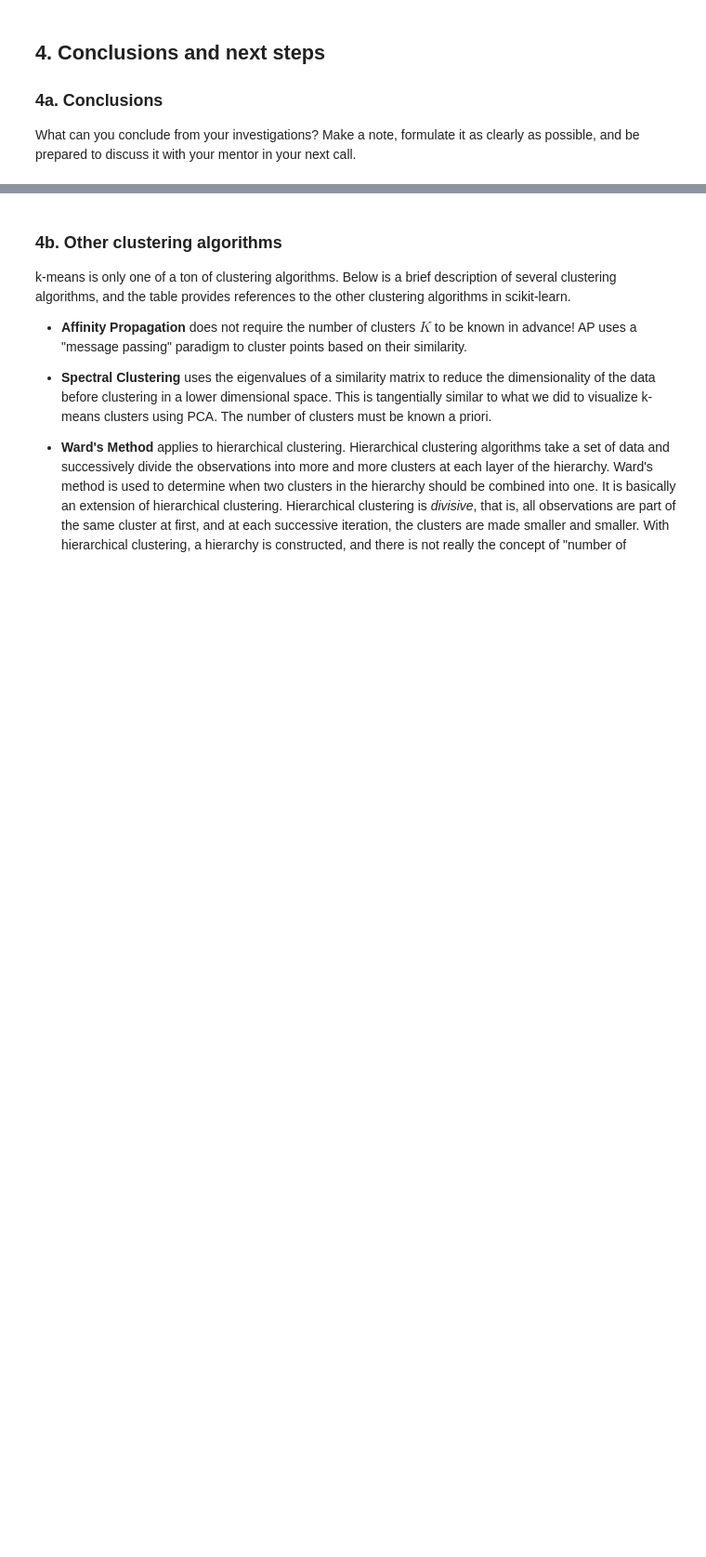
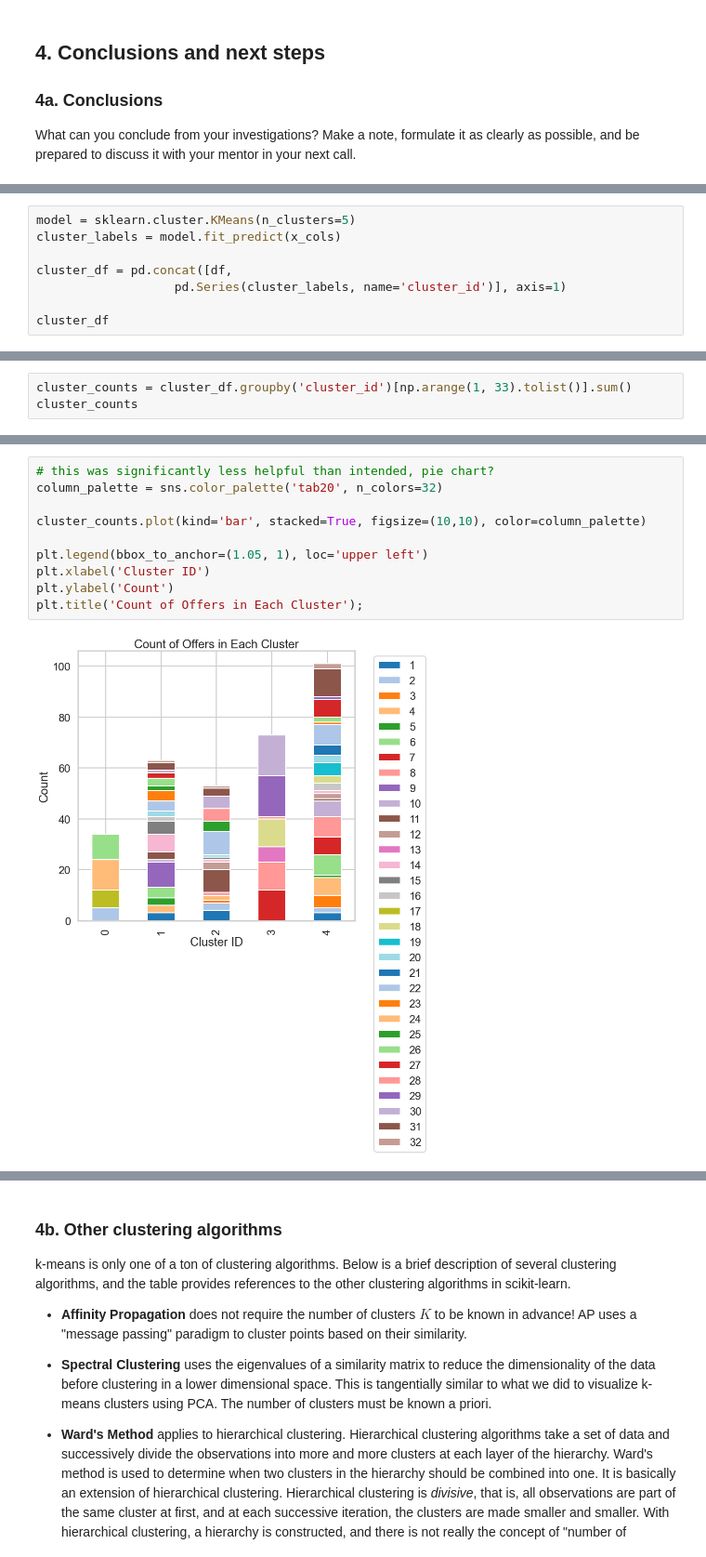
Before and after one commit to GwenToves/SpringBoard, a Jupyter notebook: Unsupervised Learning Case Studies/Clustering Case Study/Clustering Case Study - Customer Segmentation with K-Means - Tier 3.ipynb, the cells around one changed output, grey strips where cells are left out. Shown at 93% size. Saved outputs shown, nothing was run; the diff lists cells and outputs as text; blank space fills up the shorter version.

Commit message:
finished with clustering cs

```diff
--- a/Unsupervised Learning Case Studies/Clustering Case Study/Clustering Case Study - Customer Segmentation with K-Means - Tier 3.ipynb
+++ b/Unsupervised Learning Case Studies/Clustering Case Study/Clustering Case Study - Customer Segmentation with K-Means - Tier 3.ipynb
@@ -432,0 +451,8 @@ What can you conclude from your investigations? Make a note, formulate it as cle
+# %%
+model = sklearn.cluster.KMeans(n_clusters=5)
+cluster_labels = model.fit_predict(x_cols)
+
+cluster_df = pd.concat([df,
+                   pd.Series(cluster_labels, name='cluster_id')], axis=1)
+
+cluster_df
@@ -432,0 +473,3 @@ What can you conclude from your investigations? Make a note, formulate it as cle
+# %%
+cluster_counts = cluster_df.groupby('cluster_id')[np.arange(1, 33).tolist()].sum()
+cluster_counts
@@ -432,0 +485,12 @@ What can you conclude from your investigations? Make a note, formulate it as cle
+# %%
+# this was significantly less helpful than intended, pie chart?
+column_palette = sns.color_palette('tab20', n_colors=32)
+
+cluster_counts.plot(kind='bar', stacked=True, figsize=(10,10), color=column_palette)
+
+plt.legend(bbox_to_anchor=(1.05, 1), loc='upper left')
+plt.xlabel('Cluster ID')
+plt.ylabel('Count')
+plt.title('Count of Offers in Each Cluster');
+# %% [output]
+[figure, added]
```
Also changed, not shown: parts of 27 cells of this notebook.
